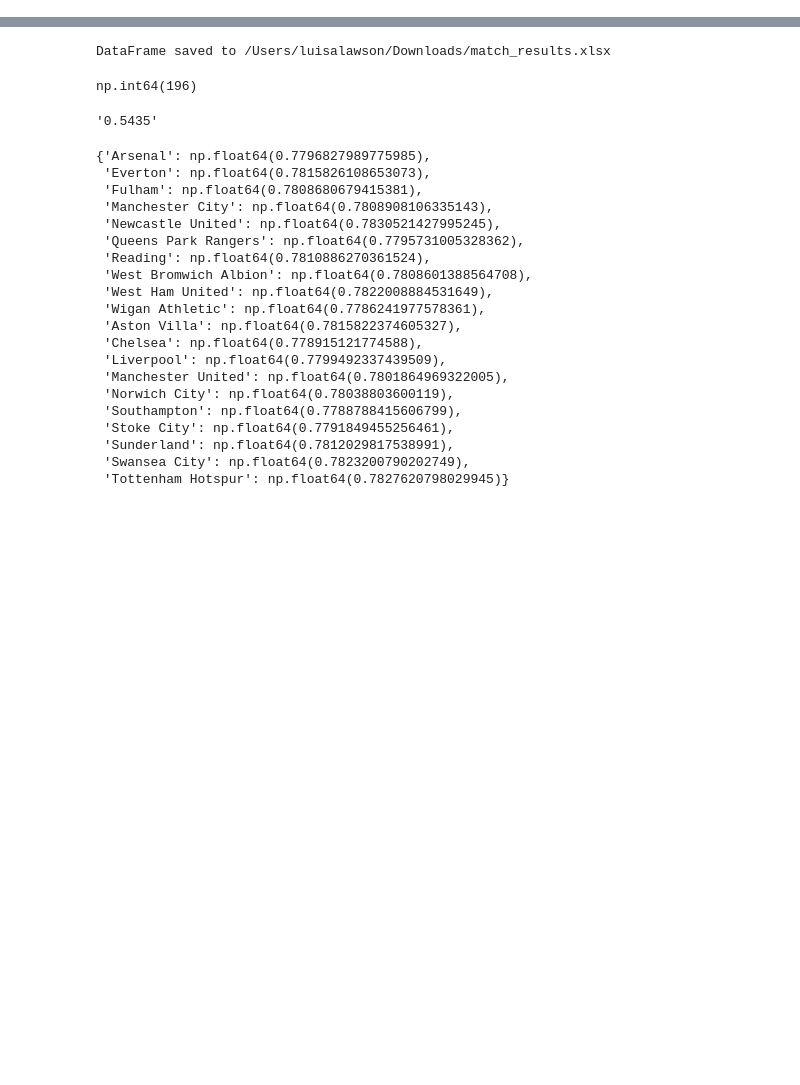
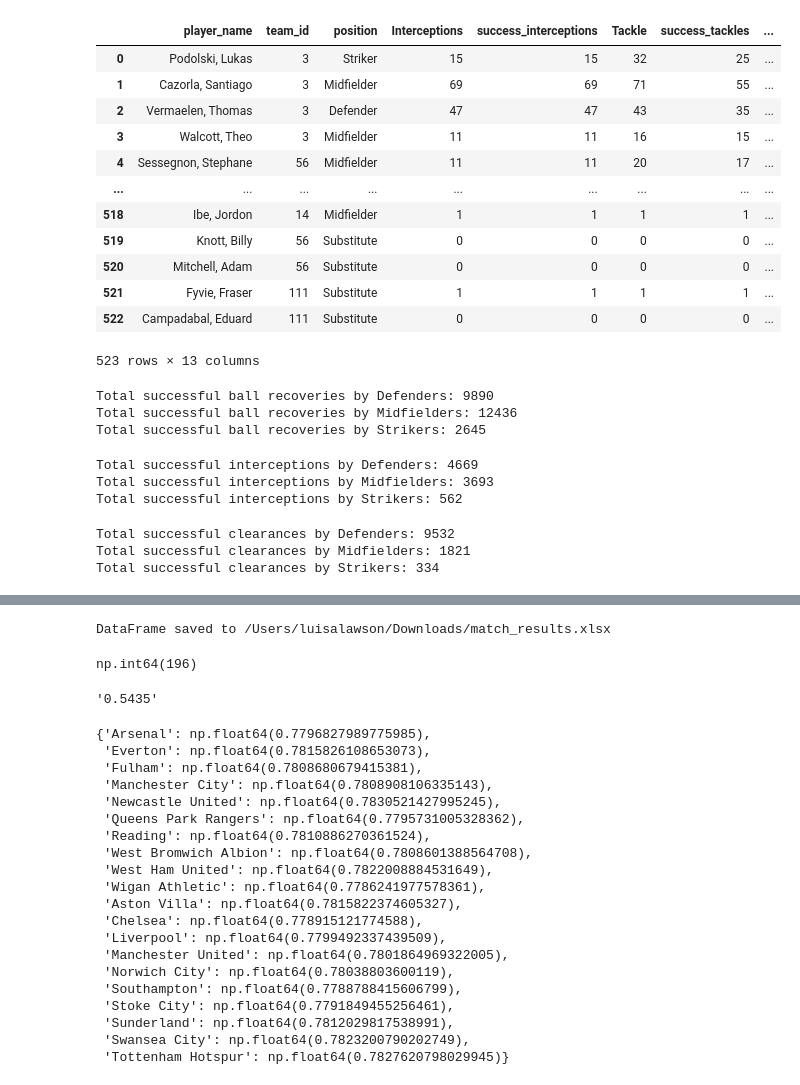
Before and after one commit to luisalawson/proyecto-TD8, a Jupyter notebook: xCG.ipynb, the cells around one changed output, grey strips where cells are left out. Drawn from its saved outputs; the diff is of its cells as text; code cells hidden in the pictures; blank space fills up the shorter version.

```diff
--- a/xCG.ipynb
+++ b/xCG.ipynb
@@ -18,0 +39,51 @@ df_vals = pd.DataFrame({
+# %%
+player_stats = []
+player_names = df['playerName'].unique()
+# %%
+for player_name in player_names:
+    if player_name == 'nan' or player_name == 'NaN':
+        pass
+    else:
+        # Filter the DataFrame for the current player
+        player_df = df[df['playerName'] == player_name]
+
+        if not player_df.empty:
+            # Safely retrieve team_id and playerPosition, using .iloc for robust indexing
+            team_id = player_df['team_id'].iloc[0] if not player_df['team_id'].empty else None
+            position = player_df['playerPosition'].iloc[0] if not player_df['playerPosition'].empty else None
+
+            stats = {
+                'player_name': player_name,
+                'team_id': team_id,
+                'position': position,
+                'Interceptions': player_df[player_df['description'] == 'Interception'].shape[0],
+                'success_interceptions': player_df[(player_df['description'] == 'Interception') & (player_df['outcome'] == 1)].shape[0],
+                'Tackle': player_df[player_df['description'] == 'Tackle'].shape[0],
+                'success_tackles': player_df[(player_df['description'] == 'Tackle') & (player_df['outcome'] == 1)].shape[0],
+                'Clearance': player_df[player_df['description'] == 'Clearance'].shape[0],
+                'success_clearance': player_df[(player_df['description'] == 'Clearance') & (player_df['outcome'] == 1)].shape[0],
+                'Blocked Pass': player_df[player_df['description'] == 'Blocked pass'].shape[0],
+                'success_blockedPass': player_df[(player_df['description'] == 'Blocked pass') & (player_df['outcome'] == 1)].shape[0],
+                'Ball Recovery': player_df[player_df['description'] == 'Ball recovery'].shape[0],
+                'success_ballRecovery': player_df[(player_df['description'] == 'Ball recovery') & (player_df['outcome'] == 1)].shape[0],
+            }
+
+            player_stats.append(stats)
+# %%
+df_players = pd.DataFrame(player_stats)
+# %%
+df_players
+# %% [output]
+|  | player_name | team_id | position | Interceptions | success_interceptions | Tackle | success_tackles | ... |
+| 0 | Podolski, Lukas | 3 | Striker | 15 | 15 | 32 | 25 | ... |
+| 1 | Cazorla, Santiago | 3 | Midfielder | 69 | 69 | 71 | 55 | ... |
+| 2 | Vermaelen, Thomas | 3 | Defender | 47 | 47 | 43 | 35 | ... |
+| 3 | Walcott, Theo | 3 | Midfielder | 11 | 11 | 16 | 15 | ... |
+| 4 | Sessegnon, Stephane | 56 | Midfielder | 11 | 11 | 20 | 17 | ... |
+| ... | ... | ... | ... | ... | ... | ... | ... | ... |
+| 518 | Ibe, Jordon | 14 | Midfielder | 1 | 1 | 1 | 1 | ... |
+| 519 | Knott, Billy | 56 | Substitute | 0 | 0 | 0 | 0 | ... |
+| 520 | Mitchell, Adam | 56 | Substitute | 0 | 0 | 0 | 0 | ... |
+| 521 | Fyvie, Fraser | 111 | Substitute | 1 | 1 | 1 | 1 | ... |
+| 522 | Campadabal, Eduard | 111 | Substitute | 0 | 0 | 0 | 0 | ... |
+523 rows × 13 columns
@@ -18,0 +97,8 @@ df_vals = pd.DataFrame({
+# %%
+print(f"Total successful ball recoveries by Defenders: {defenders_ballrecovery}")
+print(f"Total successful ball recoveries by Midfielders: {midfielders_ballrecovery}")
+print(f"Total successful ball recoveries by Strikers: {strikers_ballrecovery}")
+# %% [output]
+Total successful ball recoveries by Defenders: 9890
+Total successful ball recoveries by Midfielders: 12436
+Total successful ball recoveries by Strikers: 2645
@@ -18,0 +110,8 @@ df_vals = pd.DataFrame({
+# %%
+print(f"Total successful interceptions by Defenders: {defenders_interceptions}")
+print(f"Total successful interceptions by Midfielders: {midfielders_interceptions}")
+print(f"Total successful interceptions by Strikers: {strikers_interceptions}")
+# %% [output]
+Total successful interceptions by Defenders: 4669
+Total successful interceptions by Midfielders: 3693
+Total successful interceptions by Strikers: 562
@@ -18,0 +123,8 @@ df_vals = pd.DataFrame({
+# %%
+print(f"Total successful clearances by Defenders: {defenders_clearance}")
+print(f"Total successful clearances by Midfielders: {midfielders_clearance}")
+print(f"Total successful clearances by Strikers: {strikers_clearance}")
+# %% [output]
+Total successful clearances by Defenders: 9532
+Total successful clearances by Midfielders: 1821
+Total successful clearances by Strikers: 334
```
Also changed, not shown: parts of 10 cells of this notebook.
